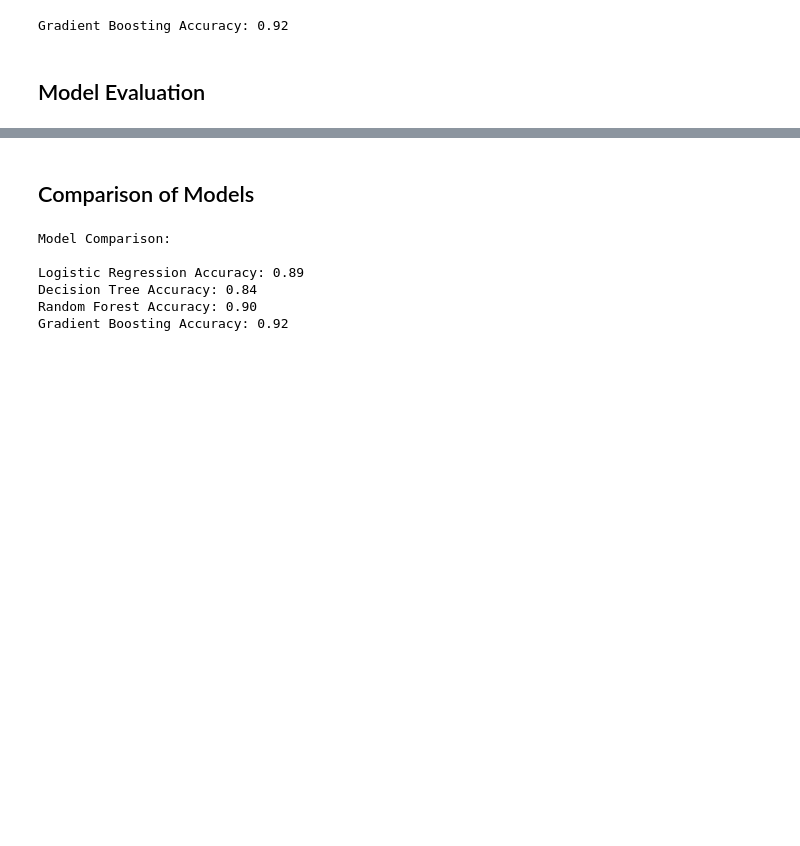
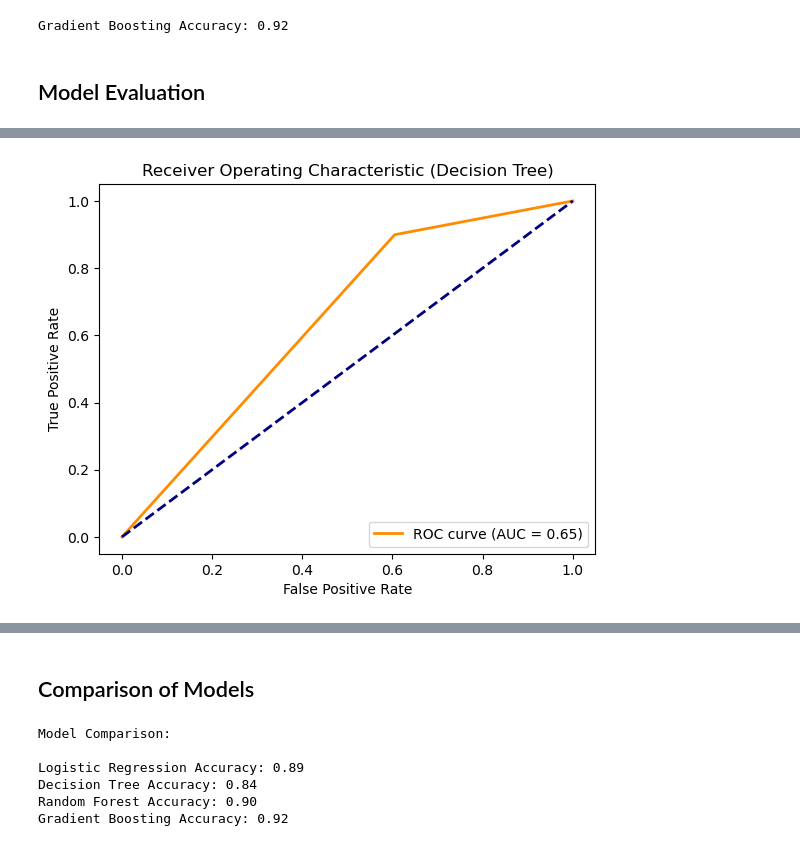
Before and after one commit to Elakkiya-U/Digital-marketing-campaign, a Jupyter notebook: Digital_Marketing_Campaign_Conversion_Coding.ipynb, the cells around one changed output, grey strips where cells are left out. Drawn from its saved outputs; the diff is of its cells as text; code cells hidden in the pictures; blank space fills up the shorter version.

```diff
--- a/Digital_Marketing_Campaign_Conversion_Coding.ipynb
+++ b/Digital_Marketing_Campaign_Conversion_Coding.ipynb
@@ -247,0 +335,16 @@ weighted avg       0.89      0.90      0.87      2400
+# %%
+# ROC Curve and AUC
+dt_y_pred_prob = dt_model.predict_proba(X_test)[:, 1]
+roc_auc = roc_auc_score(y_test, dt_y_pred_prob)
+fpr, tpr, _ = roc_curve(y_test, dt_y_pred_prob)
+
+plt.figure()
+plt.plot(fpr, tpr, color="darkorange", lw=2, label=f"ROC curve (AUC = {roc_auc:.2f})")
+plt.plot([0, 1], [0, 1], color="navy", lw=2, linestyle="--")
+plt.xlabel("False Positive Rate")
+plt.ylabel("True Positive Rate")
+plt.title("Receiver Operating Characteristic (Decision Tree)")
+plt.legend(loc="lower right")
+plt.show()
+# %% [output]
+[figure, added]
```
Also changed, not shown: parts of 19 cells of this notebook.
